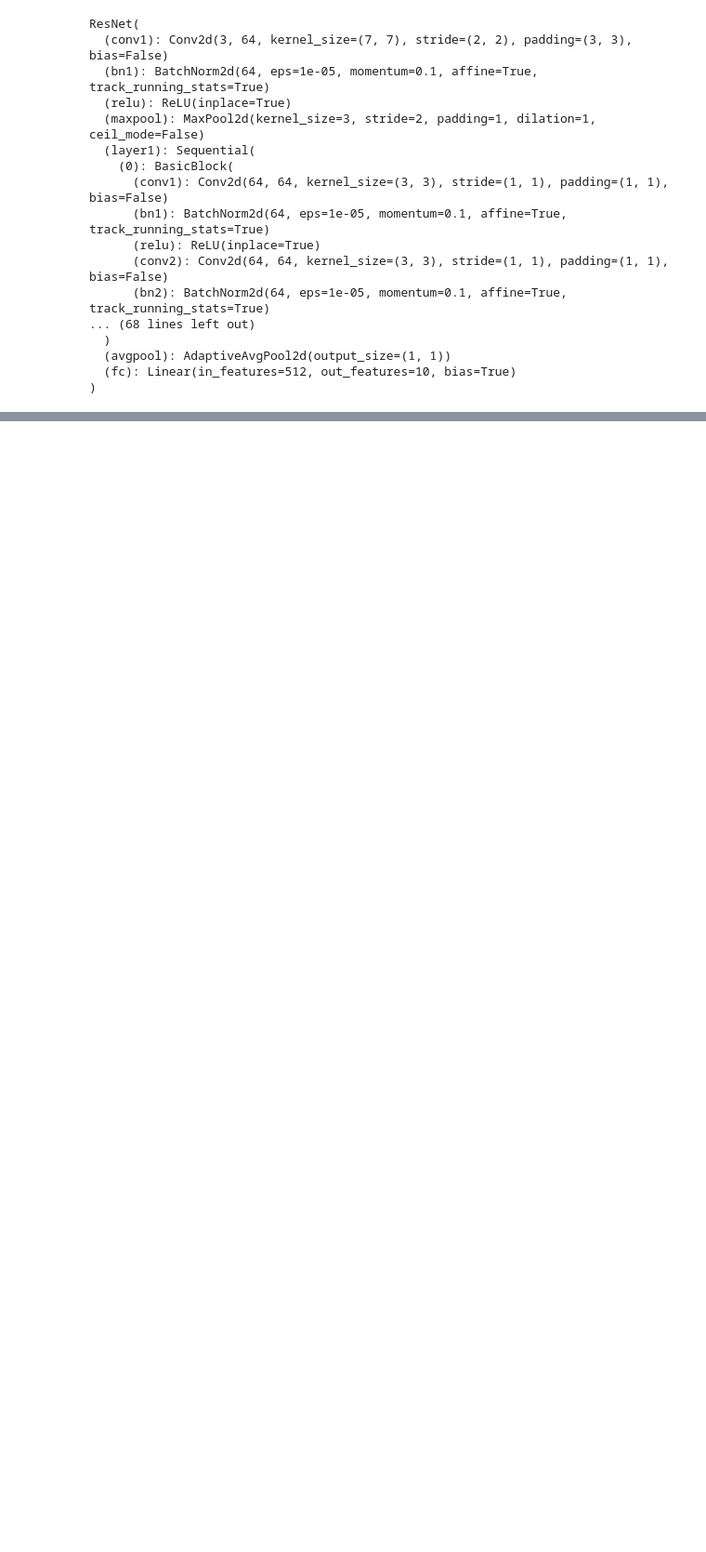
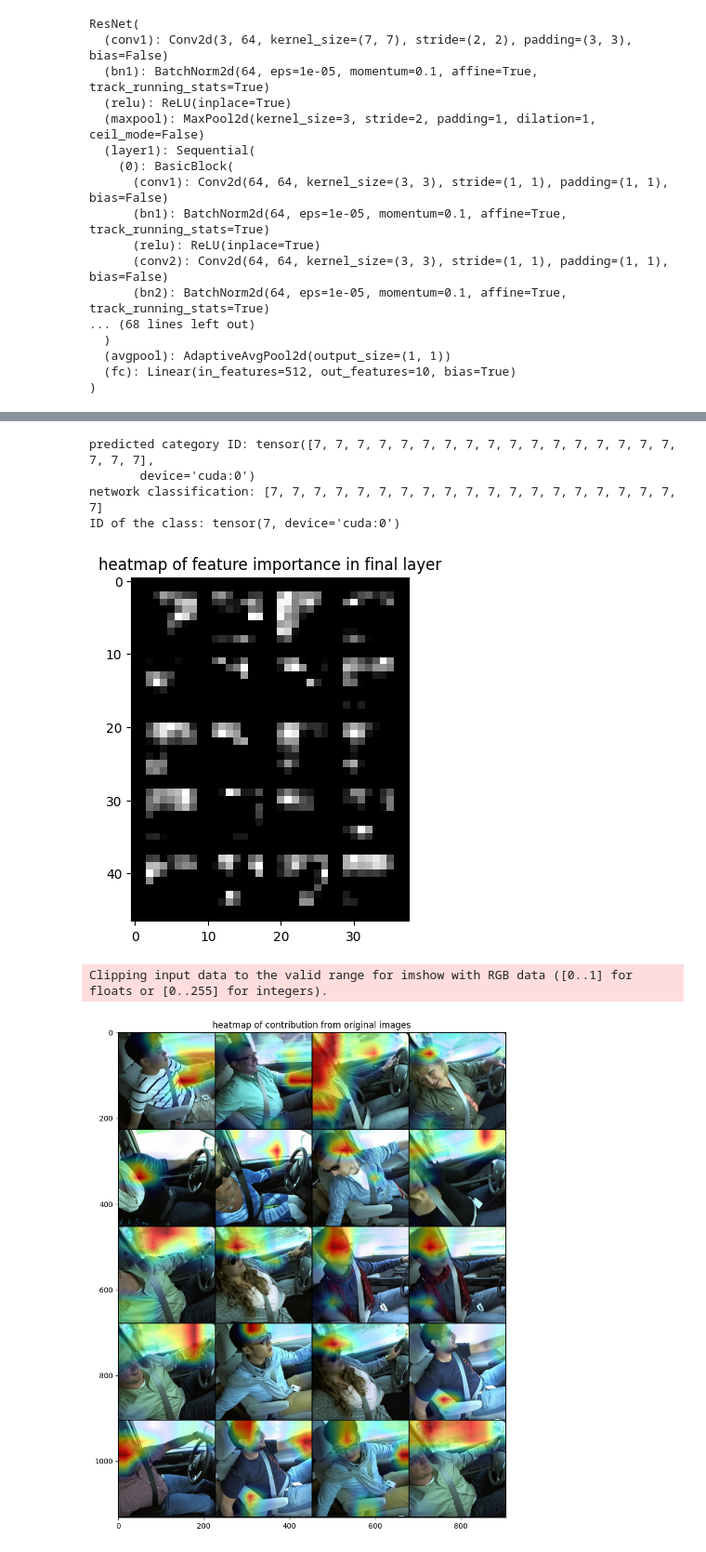
Before and after one commit to Xannadoo/AML_Classifying_distracted_drivers, a Jupyter notebook: statefarm_drivers_02.ipynb, the cells around one changed output, grey strips where cells are left out. Shown at 93% size. Drawn from its saved outputs; the diff is of its cells as text; code cells hidden in the pictures; blank space fills up the shorter version.

```diff
--- a/statefarm_drivers_02.ipynb
+++ b/statefarm_drivers_02.ipynb
@@ -463,0 +480,17 @@ labels
+# %%
+logit = model(images)
+# By simply passing the image as input, the network
+
+pred_id = logit.argmax(dim=1) # the class with the highest logit will have the highest probability
+print('predicted category ID:', pred_id)
+
+pred_class = [classes[class_id]  for class_id in pred_id.detach().cpu().numpy()]
+print('network classification:', pred_class)
+
+class_id = torch.mode(pred_id).values
+print('ID of the class:', class_id)
+# %% [output]
+predicted category ID: tensor([7, 7, 7, 7, 7, 7, 7, 7, 7, 7, 7, 7, 7, 7, 7, 7, 7, 7, 7, 7],
+       device='cuda:0')
+network classification: [7, 7, 7, 7, 7, 7, 7, 7, 7, 7, 7, 7, 7, 7, 7, 7, 7, 7, 7, 7]
+ID of the class: tensor(7, device='cuda:0')
@@ -463,0 +534,32 @@ labels
+# %%
+# @title ##### Now we analyze the layer right before the final pooling using the sample images. You can also try other layers
+import matplotlib.cm as cm
+heatmap, pooled_feature_gradient, features = feature_importance(model, images, 0)
+# Yatta! Now we can visualize both the contribution map in that layer, and blend the contribution map
+
+hms = heatmap.detach().cpu()[:,None,:,:]
+
+plt.imshow(make_grid(hms,nrow=4).numpy().transpose(1,2,0), cmap='jet')
+plt.title('heatmap of feature importance in final layer')
+plt.show()
+
+cmap = cm.get_cmap('jet')
+resized_heatmap = transforms.Resize(224)(heatmap.detach())
+resized_heatmap_color = cmap(resized_heatmap.cpu().numpy())[:,:,:,:3].transpose(0, 3, 1, 2)
+
+#plt.imshow(hms[0,0,:,:], cmap='jet', interpolation='nearest')
+#plt.show()
+#plt.imshow(resized_heatmap[0,:,:].cpu().detach().numpy(), cmap='jet', interpolation='nearest')
+#plt.show()
+
+weight = resized_heatmap[:,None,:,:].cpu().numpy() * 0.8
+highlighted_images = torch.stack(images_orig) * (1 - weight) + resized_heatmap_color * weight
+img_grid = make_grid(highlighted_images, nrow=4)
+plt.figure(figsize=(18,12))
+plt.imshow(img_grid.numpy().transpose(1,2,0))
+plt.title('heatmap of contribution from original images')
+plt.show()
+# %% [output]
+[figure, added]
+Clipping input data to the valid range for imshow with RGB data ([0..1] for floats or [0..255] for integers).
+[figure, added]
```
Also changed, not shown: parts of 11 cells of this notebook, 2 other files.
